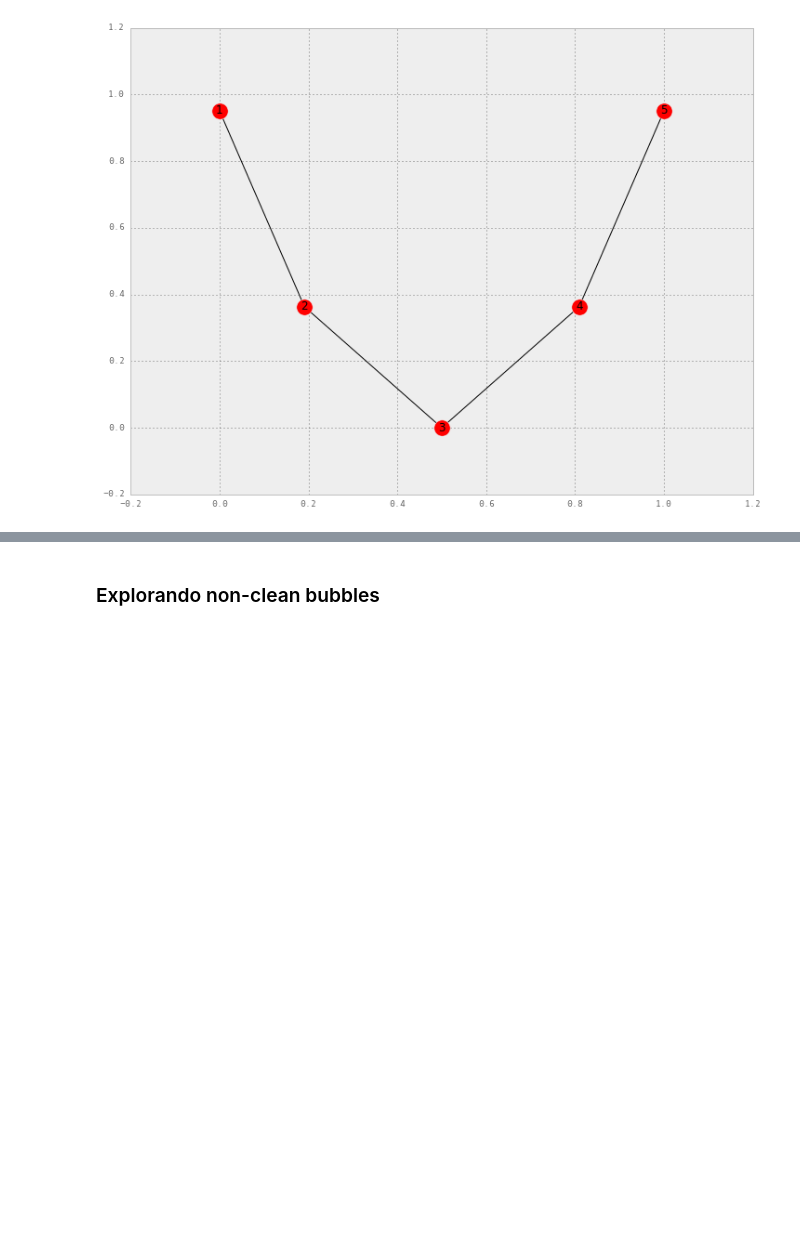
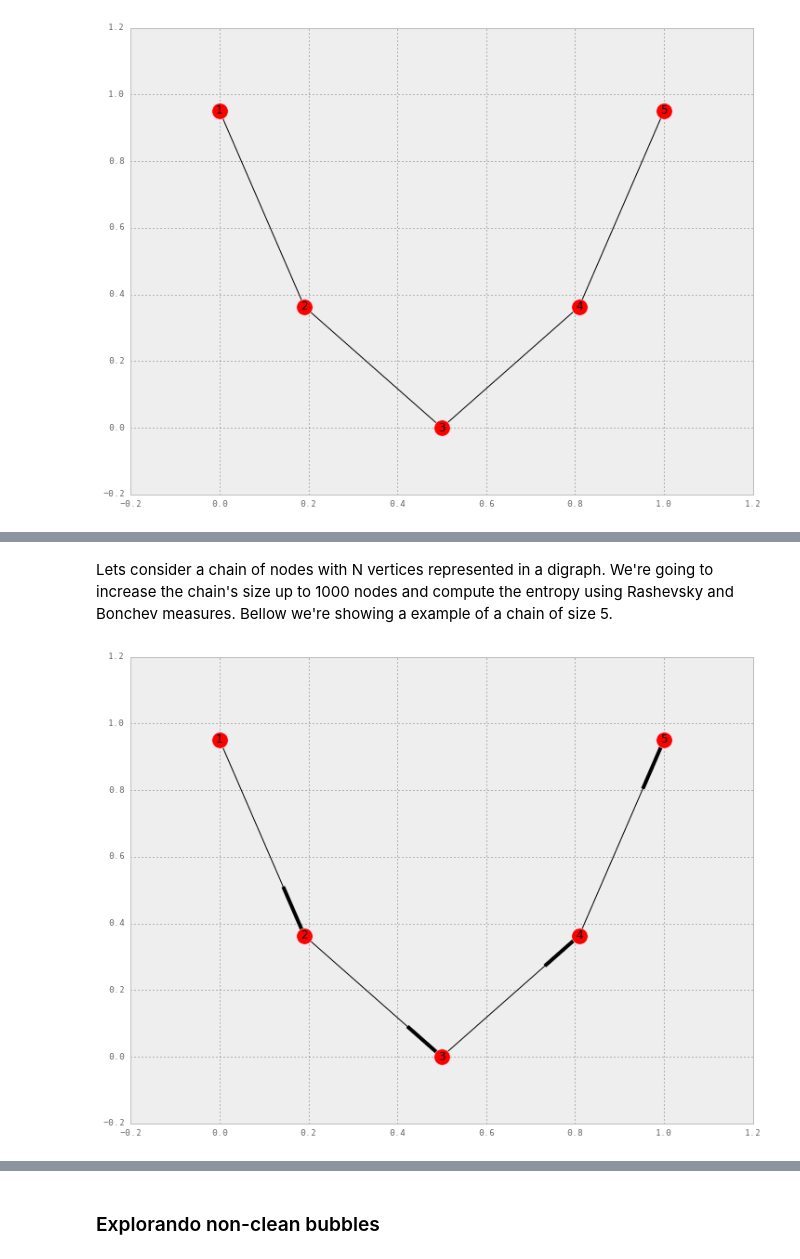
Before and after one commit to rodtheo/entropyDBG, a Jupyter notebook: cdbg.ipynb, the cells around one changed output, grey strips where cells are left out. Drawn from its saved outputs; the diff is of its cells as text; code cells hidden in the pictures; blank space fills up the shorter version.

Commit message:
notes on von Neumann entropy of digraphs

```diff
--- a/cdbg.ipynb
+++ b/cdbg.ipynb
@@ -959,0 +1017,13 @@ num:  2
+# %% [markdown]
+Lets consider a chain of nodes with N vertices represented in a digraph. We're going to increase the chain's size up to 1000 nodes and compute the entropy using Rashevsky and Bonchev measures. Bellow we're showing a example of a chain of size 5.
+# %%
+G_VI = nx.DiGraph()
+G_VI.add_edge(1,2)
+G_VI.add_edge(2,3)
+G_VI.add_edge(3,4)
+G_VI.add_edge(4,5)
+
+pos = nx.spectral_layout(G_VI)
+nx.draw_networkx(G_VI, pos=pos)
+# %% [output]
+[figure, added]
```
Also changed, not shown: parts of 15 cells of this notebook, 1 other file.
